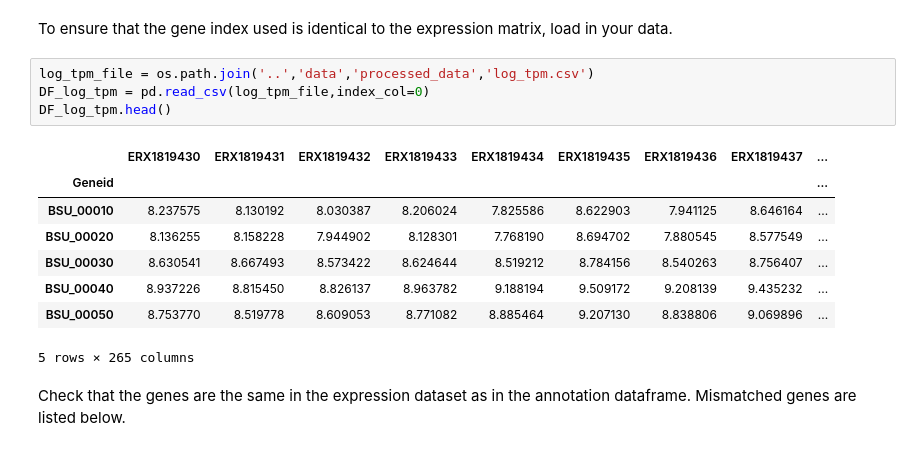
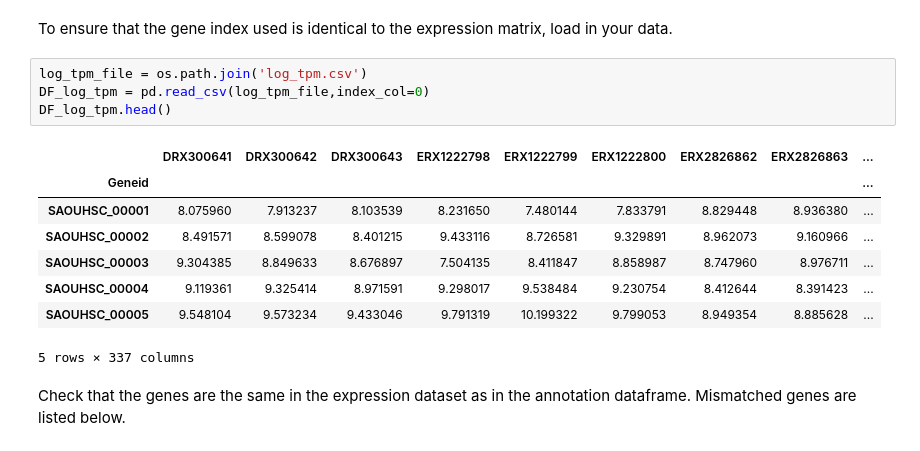
Before and after one commit to XuwenAmyLou/BENG212_S_aureus, a Jupyter notebook: 5_characterize_iModulons/1_create_the_gene_table.ipynb, the cells around one changed output. Drawn from its saved outputs; the diff is of its cells as text.

```diff
--- a/5_characterize_iModulons/1_create_the_gene_table.ipynb
+++ b/5_characterize_iModulons/1_create_the_gene_table.ipynb
@@ -33,18 +32,18 @@ WARNING:root:Duplicate locus_tag detected. Dropping duplicates.
 # %% [markdown]
 To ensure that the gene index used is identical to the expression matrix, load in your data.
 # %%
-log_tpm_file = os.path.join('..','data','processed_data','log_tpm.csv')
+log_tpm_file = os.path.join('log_tpm.csv')
 DF_log_tpm = pd.read_csv(log_tpm_file,index_col=0)
 DF_log_tpm.head()
 # %% [output]
-|  | ERX1819430 | ERX1819431 | ERX1819432 | ERX1819433 | ERX1819434 | ERX1819435 | ERX1819436 | ERX1819437 | ... |
+|  | DRX300641 | DRX300642 | DRX300643 | ERX1222798 | ERX1222799 | ERX1222800 | ERX2826862 | ERX2826863 | ... |
 | Geneid |  |  |  |  |  |  |  |  | ... |
-| BSU_00010 | 8.237575 | 8.130192 | 8.030387 | 8.206024 | 7.825586 | 8.622903 | 7.941125 | 8.646164 | ... |
-| BSU_00020 | 8.136255 | 8.158228 | 7.944902 | 8.128301 | 7.768190 | 8.694702 | 7.880545 | 8.577549 | ... |
-| BSU_00030 | 8.630541 | 8.667493 | 8.573422 | 8.624644 | 8.519212 | 8.784156 | 8.540263 | 8.756407 | ... |
-| BSU_00040 | 8.937226 | 8.815450 | 8.826137 | 8.963782 | 9.188194 | 9.509172 | 9.208139 | 9.435232 | ... |
-| BSU_00050 | 8.753770 | 8.519778 | 8.609053 | 8.771082 | 8.885464 | 9.207130 | 8.838806 | 9.069896 | ... |
+| SAOUHSC_00001 | 8.075960 | 7.913237 | 8.103539 | 8.231650 | 7.480144 | 7.833791 | 8.829448 | 8.936380 | ... |
+| SAOUHSC_00002 | 8.491571 | 8.599078 | 8.401215 | 9.433116 | 8.726581 | 9.329891 | 8.962073 | 9.160966 | ... |
+| SAOUHSC_00003 | 9.304385 | 8.849633 | 8.676897 | 7.504135 | 8.411847 | 8.858987 | 8.747960 | 8.976711 | ... |
+| SAOUHSC_00004 | 9.119361 | 9.325414 | 8.971591 | 9.298017 | 9.538484 | 9.230754 | 8.412644 | 8.391423 | ... |
+| SAOUHSC_00005 | 9.548104 | 9.573234 | 9.433046 | 9.791319 | 10.199322 | 9.799053 | 8.949354 | 8.885628 | ... |
-5 rows × 265 columns
+5 rows × 337 columns
 # %% [markdown]
 Check that the genes are the same in the expression dataset as in the annotation dataframe. Mismatched genes are listed below.
 # %%
```
Also changed, not shown: parts of 23 cells of this notebook, 13 other files.
